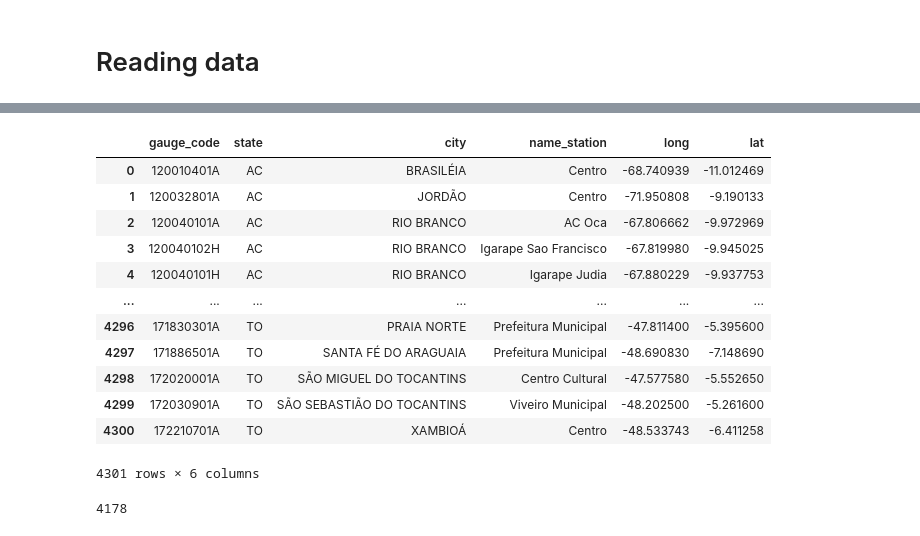
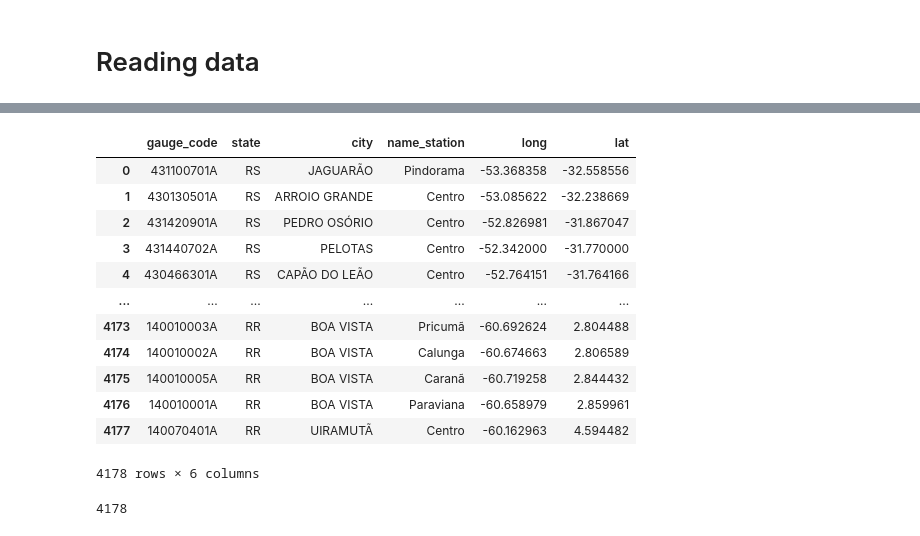
Before and after one commit to LARHENA/UFPB_Brain-D, a Jupyter notebook: Scripts e Dados/2.7 - Quality Control Processing (CEMADEN).ipynb, the cells around one changed output, grey strips where cells are left out. Cells and saved outputs as stored; diff of their text form; code cells hidden in the pictures.

```diff
--- a/Scripts e Dados/2.7 - Quality Control Processing (CEMADEN).ipynb
+++ b/Scripts e Dados/2.7 - Quality Control Processing (CEMADEN).ipynb
@@ -13,7 +13,9 @@ import seaborn as sns
 from scipy.spatial import KDTree
 import time
 # %%
-cemaden_path = r'.\1 - Organized data gauge\BRAZIL\QC_VALIDATION\DATASET\BRASIL_CEMADEN_TOTAL_DAILY_V2.h5'
+cemaden_path = r'.\1 - Organized data gauge\BRAZIL\QC_VALIDATION\DATASET\BRASIL_CEMADEN_TOTAL_DAILY_V3.h5'
+cemaden_path_v2 = r'.\1 - Organized data gauge\BRAZIL\QC_VALIDATION\DATASET\BRASIL_CEMADEN_TOTAL_DAILY_V2.h5'
+neighboring_data_path = r'.\1 - Organized data gauge\BRAZIL\QC_VALIDATION\DATASET'
 # %%
 def calculate_quality_label(row):
     if row['quality_index'] >= 90 and row['p_availability'] >= 99:
@@ -83,21 +65,21 @@ df_cemaden_data
 # %%
 df_cemaden_info = pd.read_hdf(cemaden_path, key = 'table_info')
 df_cemaden_info['lat'] = df_cemaden_info['lat'].astype(float)
 df_cemaden_info['long'] = df_cemaden_info['long'].astype(float)
-df_cemaden_info.sort_values(['state', 'city'], inplace=True)
+df_cemaden_info.sort_values(['lat', 'long'], inplace=True)
 df_cemaden_info.reset_index(drop=True, inplace=True)
 df_cemaden_info
 # %% [output]
 |  | gauge_code | state | city | name_station | long | lat |
-| 0 | 120010401A | AC | BRASILÉIA | Centro | -68.740939 | -11.012469 |
-| 1 | 120032801A | AC | JORDÃO | Centro | -71.950808 | -9.190133 |
-| 2 | 120040101A | AC | RIO BRANCO | AC Oca | -67.806662 | -9.972969 |
-| 3 | 120040102H | AC | RIO BRANCO | Igarape Sao Francisco | -67.819980 | -9.945025 |
-| 4 | 120040101H | AC | RIO BRANCO | Igarape Judia | -67.880229 | -9.937753 |
+| 0 | 431100701A | RS | JAGUARÃO | Pindorama | -53.368358 | -32.558556 |
+| 1 | 430130501A | RS | ARROIO GRANDE | Centro | -53.085622 | -32.238669 |
+| 2 | 431420901A | RS | PEDRO OSÓRIO | Centro | -52.826981 | -31.867047 |
+| 3 | 431440702A | RS | PELOTAS | Centro | -52.342000 | -31.770000 |
+| 4 | 430466301A | RS | CAPÃO DO LEÃO | Centro | -52.764151 | -31.764166 |
 | ... | ... | ... | ... | ... | ... | ... |
-| 4296 | 171830301A | TO | PRAIA NORTE | Prefeitura Municipal | -47.811400 | -5.395600 |
-| 4297 | 171886501A | TO | SANTA FÉ DO ARAGUAIA | Prefeitura Municipal | -48.690830 | -7.148690 |
-| 4298 | 172020001A | TO | SÃO MIGUEL DO TOCANTINS | Centro Cultural | -47.577580 | -5.552650 |
-| 4299 | 172030901A | TO | SÃO SEBASTIÃO DO TOCANTINS | Viveiro Municipal | -48.202500 | -5.261600 |
-| 4300 | 172210701A | TO | XAMBIOÁ | Centro | -48.533743 | -6.411258 |
+| 4173 | 140010003A | RR | BOA VISTA | Pricumã | -60.692624 | 2.804488 |
+| 4174 | 140010002A | RR | BOA VISTA | Calunga | -60.674663 | 2.806589 |
+| 4175 | 140010005A | RR | BOA VISTA | Caranã | -60.719258 | 2.844432 |
+| 4176 | 140010001A | RR | BOA VISTA | Paraviana | -60.658979 | 2.859961 |
+| 4177 | 140070401A | RR | UIRAMUTÃ | Centro | -60.162963 | 4.594482 |
-4301 rows × 6 columns
+4178 rows × 6 columns
```
Also changed, not shown: parts of 36 cells of this notebook, 5 other files.
